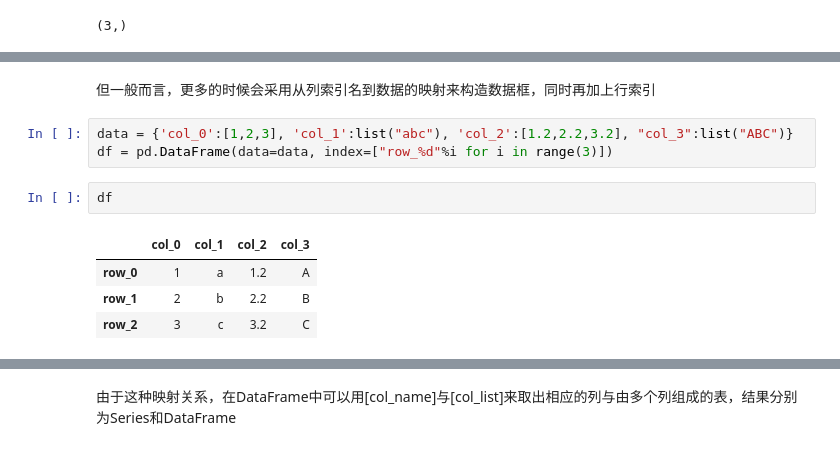
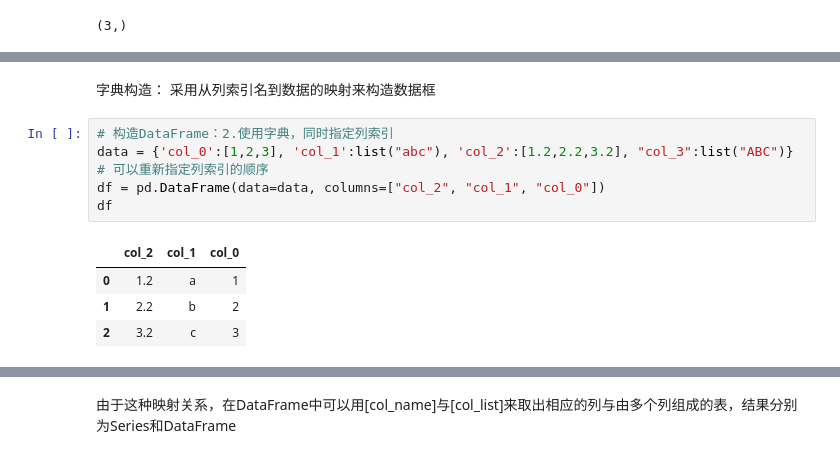
Before and after one commit to RyannChenOO/deeplearningNotes, a Jupyter notebook: pandas/pandas基础.ipynb, the cells around one changed output, grey strips where cells are left out. Drawn from its saved outputs; the diff is of its cells as text.

```diff
--- a/pandas/pandas基础.ipynb
+++ b/pandas/pandas基础.ipynb
@@ -218,12 +408,13 @@ df
 # %% [markdown]
-但一般而言，更多的时候会采用从列索引名到数据的映射来构造数据框，同时再加上行索引
+字典构造： 采用从列索引名到数据的映射来构造数据框
-# %%
-data = {'col_0':[1,2,3], 'col_1':list("abc"), 'col_2':[1.2,2.2,3.2], "col_3":list("ABC")}
-df = pd.DataFrame(data=data, index=["row_%d"%i for i in range(3)])
 # %%
+# 构造DataFrame：2.使用字典，同时指定列索引
+data = {'col_0':[1,2,3], 'col_1':list("abc"), 'col_2':[1.2,2.2,3.2], "col_3":list("ABC")}
+# 可以重新指定列索引的顺序
+df = pd.DataFrame(data=data, columns=["col_2", "col_1", "col_0"])
 df
 # %% [output]
-|  | col_0 | col_1 | col_2 | col_3 |
-| row_0 | 1 | a | 1.2 | A |
-| row_1 | 2 | b | 2.2 | B |
-| row_2 | 3 | c | 3.2 | C |
+|  | col_2 | col_1 | col_0 |
+| 0 | 1.2 | a | 1 |
+| 1 | 2.2 | b | 2 |
+| 2 | 3.2 | c | 3 |
```
Also changed, not shown: parts of 59 cells of this notebook, 2 other files.
